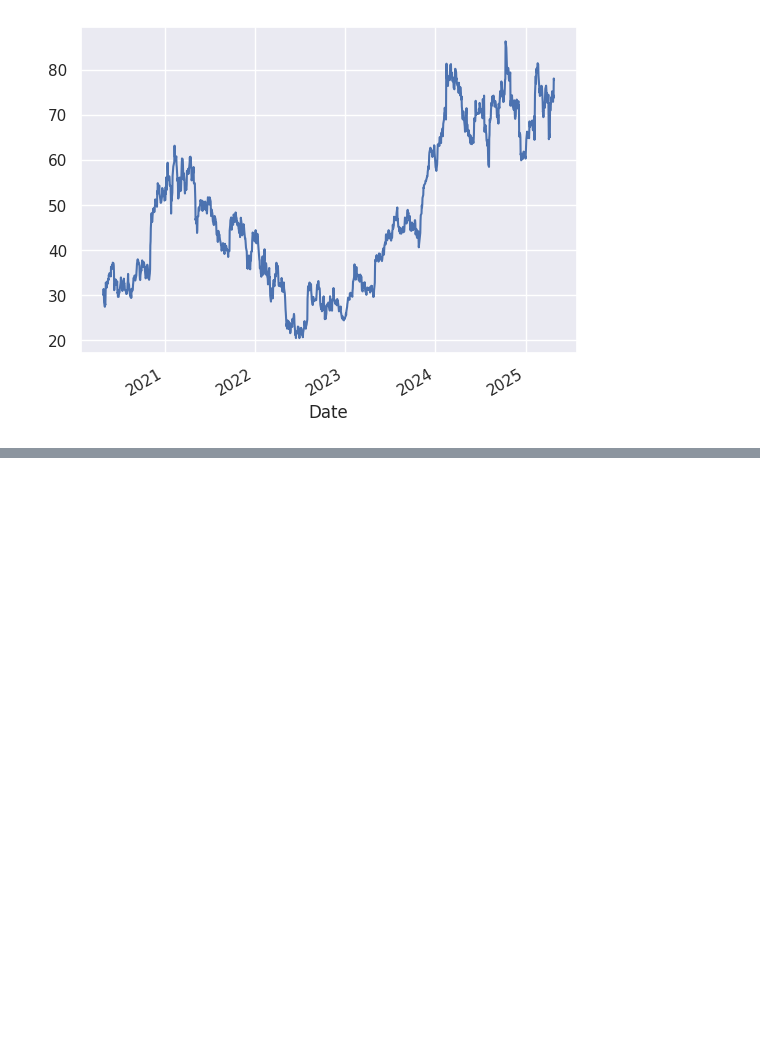
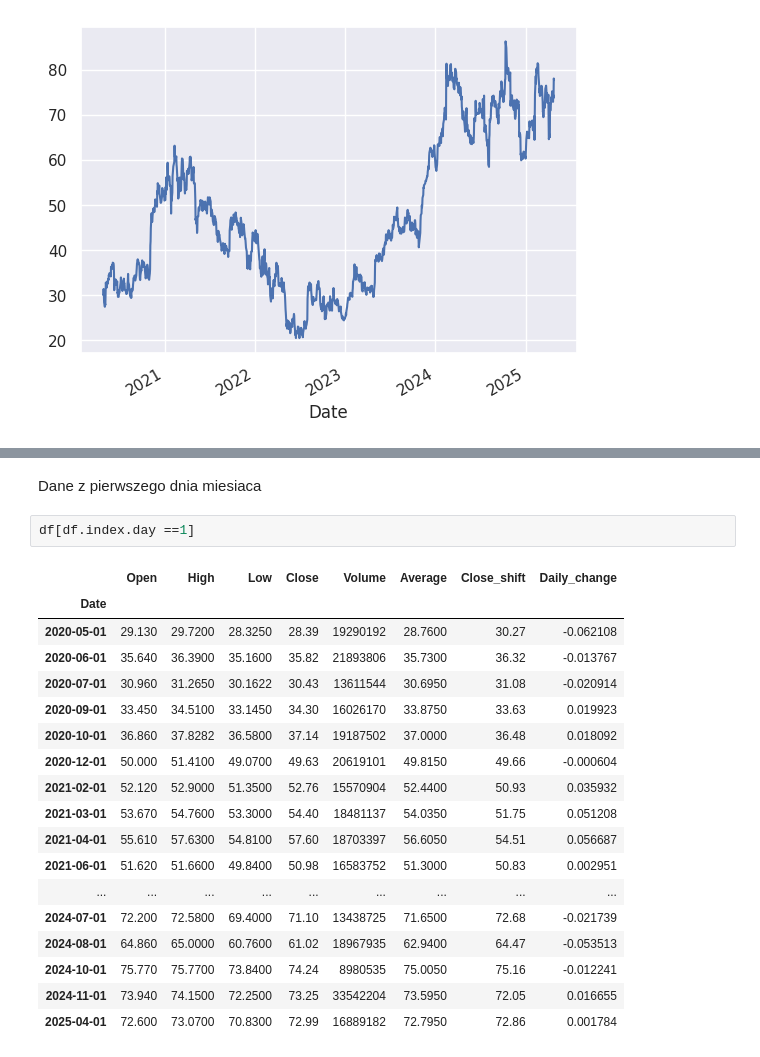
Before and after one commit to DomSarr/data_science_example_1, a Jupyter notebook: Panda/DataFrame_DataSeries.ipynb, the cells around one changed output, grey strips where cells are left out. Saved outputs shown, nothing was run; the diff lists cells and outputs as text; blank space fills up the shorter version.

```diff
--- a/Panda/DataFrame_DataSeries.ipynb
+++ b/Panda/DataFrame_DataSeries.ipynb
@@ -564,0 +688,23 @@ df.Close.plot()
+# %% [markdown]
+Dane z pierwszego dnia miesiaca
+# %%
+df[df.index.day ==1]
+# %% [output]
+|  | Open | High | Low | Close | Volume | Average | Close_shift | Daily_change |
+| Date |  |  |  |  |  |  |  |  |
+| 2020-05-01 | 29.130 | 29.7200 | 28.3250 | 28.39 | 19290192 | 28.7600 | 30.27 | -0.062108 |
+| 2020-06-01 | 35.640 | 36.3900 | 35.1600 | 35.82 | 21893806 | 35.7300 | 36.32 | -0.013767 |
+| 2020-07-01 | 30.960 | 31.2650 | 30.1622 | 30.43 | 13611544 | 30.6950 | 31.08 | -0.020914 |
+| 2020-09-01 | 33.450 | 34.5100 | 33.1450 | 34.30 | 16026170 | 33.8750 | 33.63 | 0.019923 |
+| 2020-10-01 | 36.860 | 37.8282 | 36.5800 | 37.14 | 19187502 | 37.0000 | 36.48 | 0.018092 |
+| 2020-12-01 | 50.000 | 51.4100 | 49.0700 | 49.63 | 20619101 | 49.8150 | 49.66 | -0.000604 |
+| 2021-02-01 | 52.120 | 52.9000 | 51.3500 | 52.76 | 15570904 | 52.4400 | 50.93 | 0.035932 |
+| 2021-03-01 | 53.670 | 54.7600 | 53.3000 | 54.40 | 18481137 | 54.0350 | 51.75 | 0.051208 |
+| 2021-04-01 | 55.610 | 57.6300 | 54.8100 | 57.60 | 18703397 | 56.6050 | 54.51 | 0.056687 |
+| 2021-06-01 | 51.620 | 51.6600 | 49.8400 | 50.98 | 16583752 | 51.3000 | 50.83 | 0.002951 |
+| ... | ... | ... | ... | ... | ... | ... | ... | ... |
+| 2024-07-01 | 72.200 | 72.5800 | 69.4000 | 71.10 | 13438725 | 71.6500 | 72.68 | -0.021739 |
+| 2024-08-01 | 64.860 | 65.0000 | 60.7600 | 61.02 | 18967935 | 62.9400 | 64.47 | -0.053513 |
+| 2024-10-01 | 75.770 | 75.7700 | 73.8400 | 74.24 | 8980535 | 75.0050 | 75.16 | -0.012241 |
+| 2024-11-01 | 73.940 | 74.1500 | 72.2500 | 73.25 | 33542204 | 73.5950 | 72.05 | 0.016655 |
+| 2025-04-01 | 72.600 | 73.0700 | 70.8300 | 72.99 | 16889182 | 72.7950 | 72.86 | 0.001784 |
```
Also changed, not shown: parts of 14 cells of this notebook.
